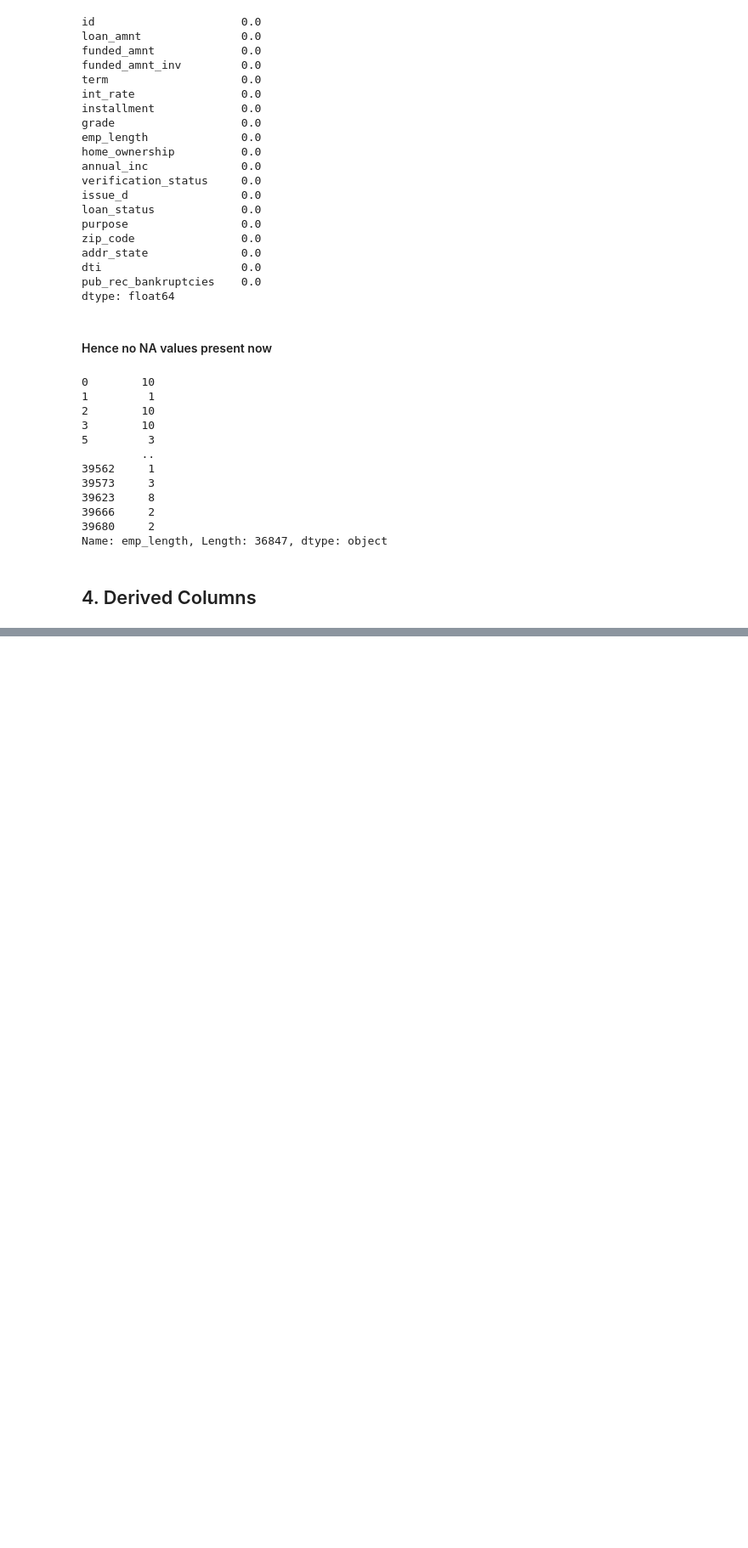
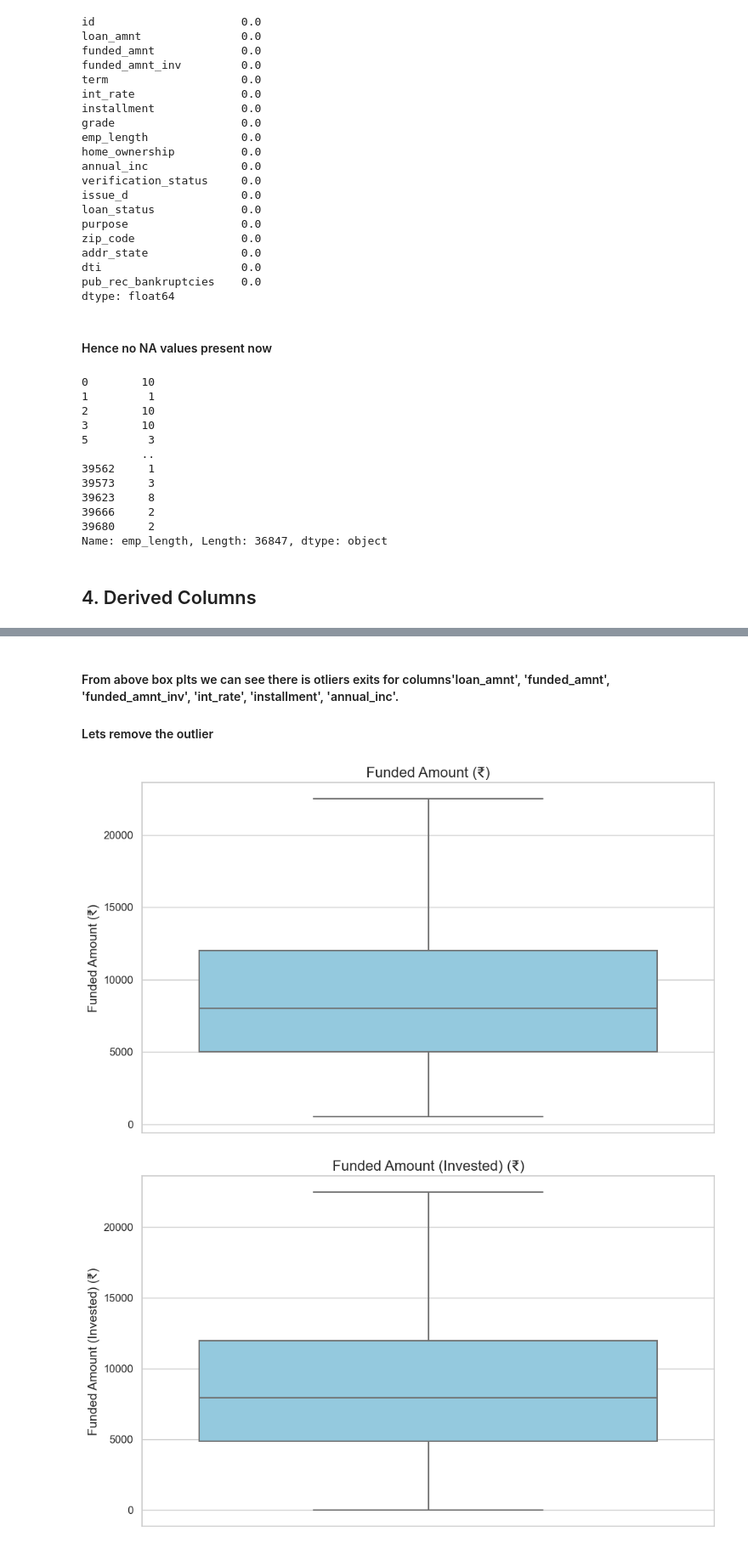
Before and after one commit to chandansharma10698/LendingClubCaseStudy, a Jupyter notebook: chandan_sharma_brk.ipynb, the cells around one changed output, grey strips where cells are left out. Shown at 85% size. Saved outputs shown, nothing was run; the diff lists cells and outputs as text; code cells hidden in the pictures; blank space fills up the shorter version.

```diff
--- a/chandan_sharma_brk.ipynb
+++ b/chandan_sharma_brk.ipynb
@@ -523,0 +723,62 @@ Name: emp_length, Length: 36847, dtype: object
+# %% [markdown]
+#### From above box plts we can see there is otliers exits for columns'loan_amnt', 'funded_amnt', 'funded_amnt_inv', 'int_rate', 'installment', 'annual_inc'.
+#### Lets remove the outlier
+# %%
+
+# Assuming column_titles is a dictionary containing titles for the columns
+column_titles = {
+    'loan_amnt': 'Loan Amount (₹)',
+    'funded_amnt': 'Funded Amount (₹)',
+    'funded_amnt_inv': 'Funded Amount (Invested) (₹)',
+    'annual_inc': 'Annual Income (₹)',
+    'int_rate': 'Interest Rate (%)',
+    'dti': 'Debt-to-Income Ratio',
+    'installment': 'Installment (₹)'
+    # Add other column titles if needed
+}
+
+# Define a function to remove outliers based on IQR
+def remove_outliers_iqr(data, columns, threshold=1.5):
+    for col in columns:
+        Q1 = data[col].quantile(0.25)
+        Q3 = data[col].quantile(0.75)
+        IQR = Q3 - Q1
+        lower_bound = Q1 - threshold * IQR
+        upper_bound = Q3 + threshold * IQR
+        data = data[(data[col] >= lower_bound) & (data[col] <= upper_bound)]
+    return data
+
+# Remove outliers from the DataFrame
+outliers_columns_set1 = ['loan_amnt', 'funded_amnt', 'funded_amnt_inv']
+outliers_columns_set2 = ['int_rate', 'installment', 'annual_inc']
+
+df_Loan = remove_outliers_iqr(df_Loan, outliers_columns_set1, 1.5)
+df_Loan = remove_outliers_iqr(df_Loan, outliers_columns_set2, 1.5)
+
+# Function to plot each box plot one after another
+def plot_boxplot(df, column):
+    plot.figure(figsize=(10, 6))
+    sns.boxplot(y=df[column], color="skyblue")
+    plot.title(column_titles.get(column, column), fontsize=16)
+    plot.xlabel('')
+    plot.ylabel(column_titles.get(column, column), fontsize=14)
+    plot.tick_params(axis='y', labelsize=12)
+    plot.tight_layout()
+    plot.show()
+
+# Columns to plot
+columns_to_plot = [
+    'funded_amnt',
+    'funded_amnt_inv',
+    'annual_inc',
+    'int_rate',
+    'dti',
+    'installment'
+]
+
+# Plot each box plot one after another
+for column in columns_to_plot:
+    plot_boxplot(df_Loan, column)
+# %% [output]
+[figure, added]
+[figure, added]
```
Also changed, not shown: parts of 20 cells of this notebook.
